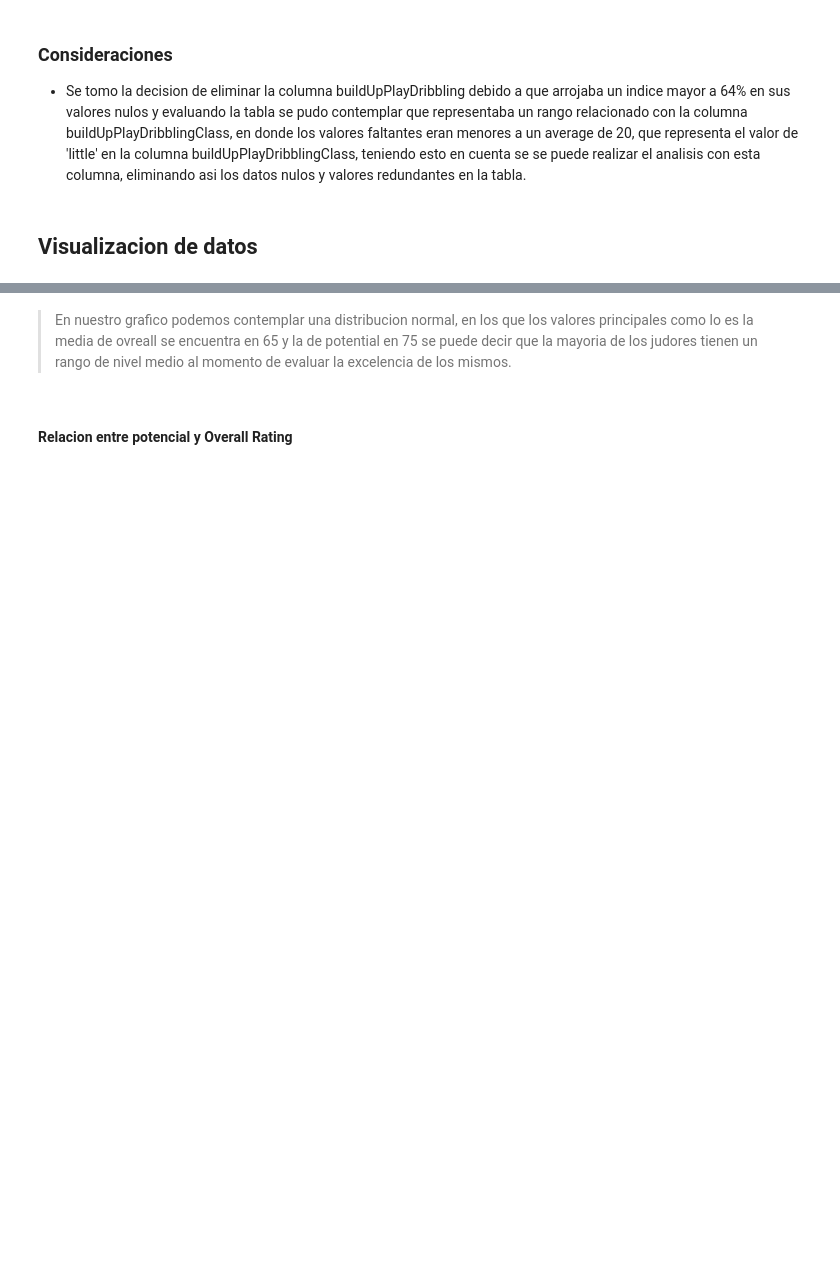
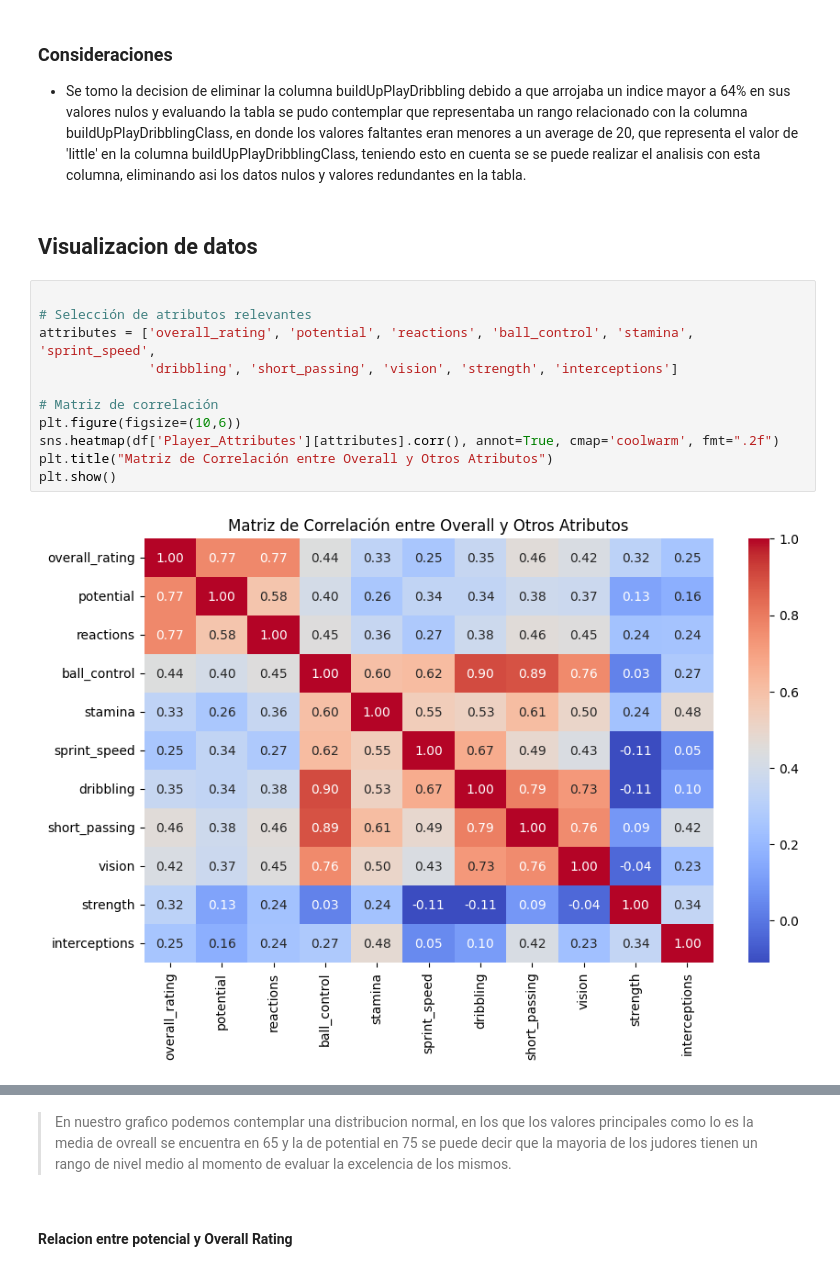
Before and after one commit to rammerbot/mi_casino_test, a Jupyter notebook: mi_casino_test.ipynb, the cells around one changed output, grey strips where cells are left out. Drawn from its saved outputs; the diff is of its cells as text; blank space fills up the shorter version.

Commit message:
feat: Visualizacion y analisis de datos enfocado en el 'Player_Attributes' completado --

```diff
--- a/mi_casino_test.ipynb
+++ b/mi_casino_test.ipynb
@@ -796,3 +788,16 @@ df['Team_Attributes']
 - Se tomo la decision de eliminar la columna buildUpPlayDribbling debido a que arrojaba un indice mayor a 64% en sus valores nulos y evaluando la tabla se pudo contemplar que representaba un rango relacionado con la columna buildUpPlayDribblingClass, en donde los valores faltantes eran menores a un average de 20, que representa el valor de 'little' en la columna buildUpPlayDribblingClass, teniendo esto en cuenta se se puede realizar el analisis con esta columna, eliminando asi los datos nulos y valores redundantes en la tabla.
 # %% [markdown]
 ## Visualizacion de datos
+# %%
+
+# Selección de atributos relevantes
+attributes = ['overall_rating', 'potential', 'reactions', 'ball_control', 'stamina', 'sprint_speed',
+              'dribbling', 'short_passing', 'vision', 'strength', 'interceptions']
+
+# Matriz de correlación
+plt.figure(figsize=(10,6))
+sns.heatmap(df['Player_Attributes'][attributes].corr(), annot=True, cmap='coolwarm', fmt=".2f")
+plt.title("Matriz de Correlación entre Overall y Otros Atributos")
+plt.show()
+# %% [output]
+[figure, added]
```
Also changed, not shown: parts of 19 cells of this notebook.
